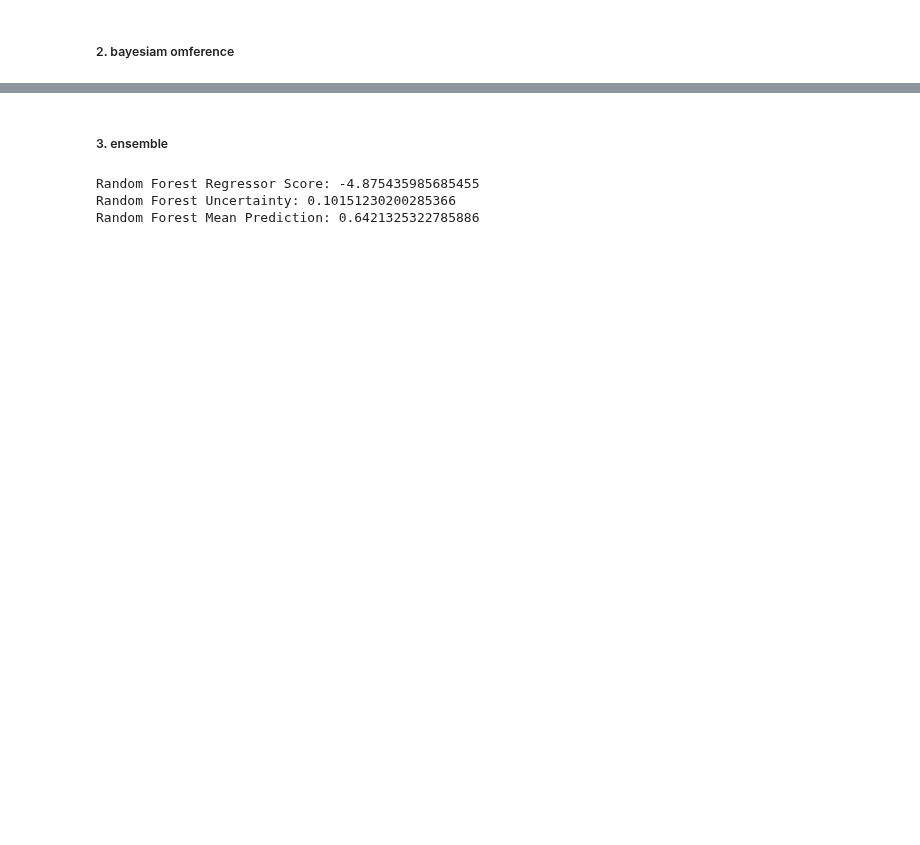
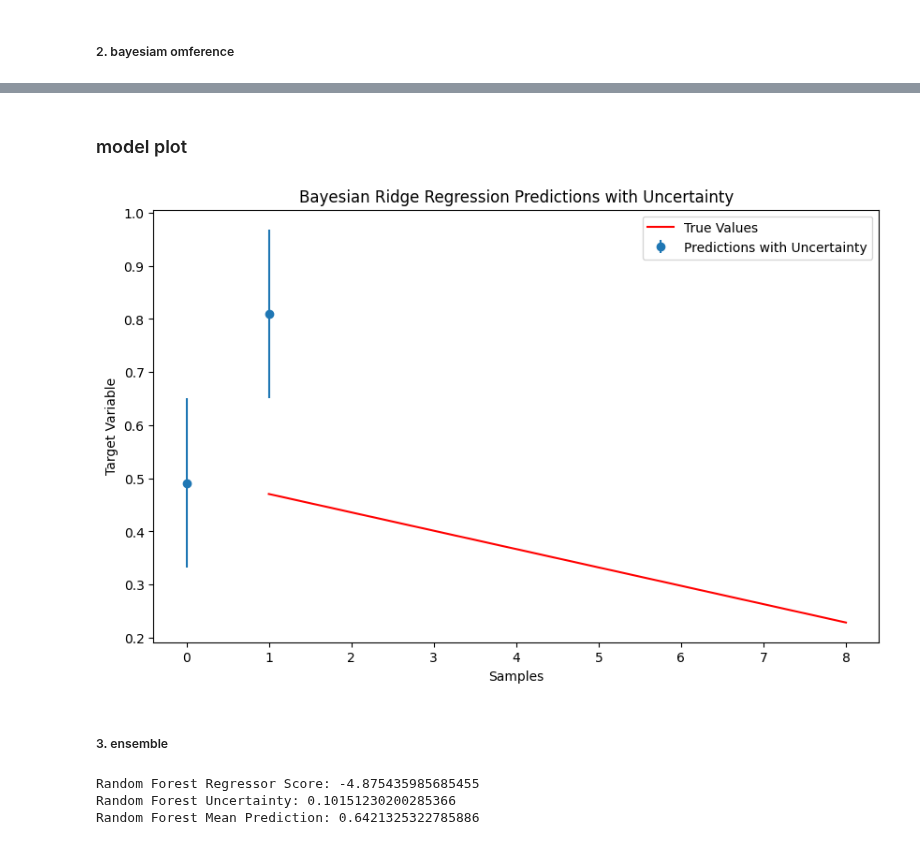
Before and after one commit to robertnesterodhiambo/Advanced_Data_analysis, a Jupyter notebook: OmegaBDT.ipynb, the cells around one changed output, grey strips where cells are left out. Cells and saved outputs as stored; diff of their text form; code cells hidden in the pictures; blank space fills up the shorter version.

```diff
--- a/OmegaBDT.ipynb
+++ b/OmegaBDT.ipynb
@@ -917,3 +1078,19 @@ Bayesian Mean Prediction: 0.6502664413554431
+# %% [markdown]
+### model plot
+# %%
+import matplotlib.pyplot as plt
+
+# Plotting
+plt.figure(figsize=(10, 6))
+plt.errorbar(range(len(y_test)), bayesian_predictions, yerr=bayesian_uncertainty, fmt='o', label='Predictions with Uncertainty')
+plt.plot(y_test, label='True Values', color='red')
+plt.xlabel('Samples')
+plt.ylabel('Target Variable')
+plt.title('Bayesian Ridge Regression Predictions with Uncertainty')
+plt.legend()
+plt.show()
+# %% [output]
+[figure, added]
 # %% [markdown]
 ##### 3. ensemble
 # %%
```
Also changed, not shown: parts of 62 cells of this notebook.
